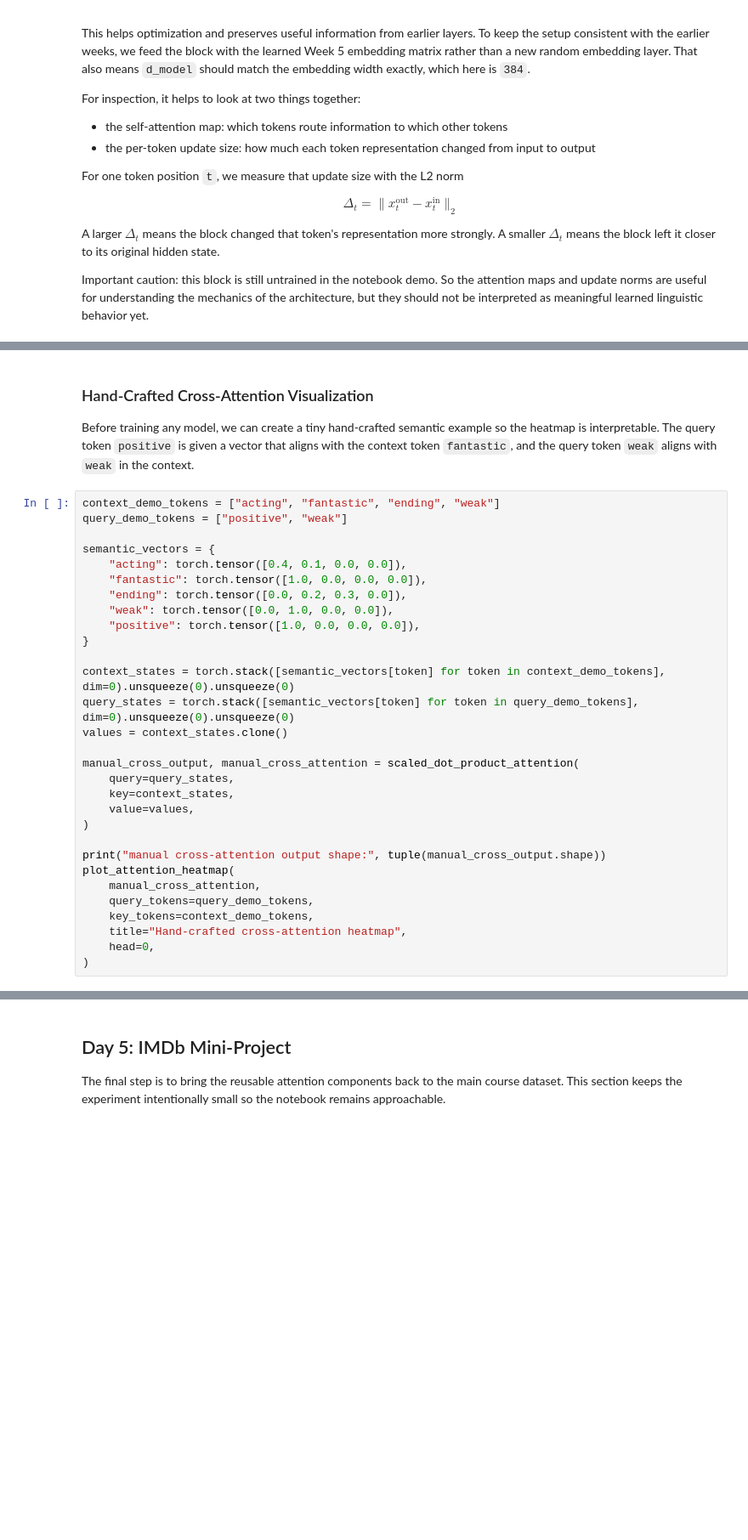
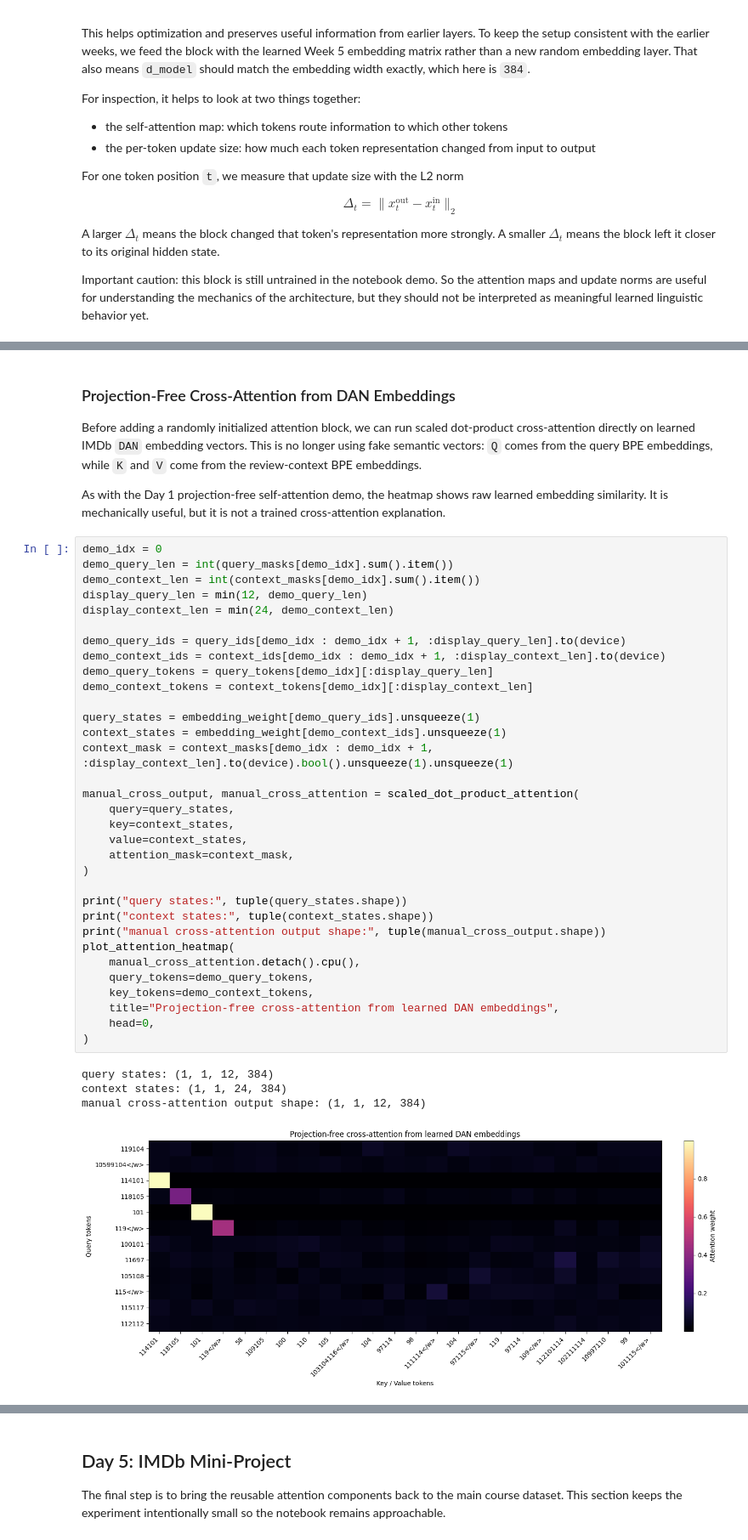
Before and after one commit to mdossett204/AI-maths-foundations, a Jupyter notebook: NLP-learning-notebooks/week6-transformer/Week_6_transformer_attention.ipynb, the cells around one changed output, grey strips where cells are left out. Shown at 85% size. Saved outputs shown, nothing was run; the diff lists cells and outputs as text; blank space fills up the shorter version.

```diff
--- a/NLP-learning-notebooks/week6-transformer/Week_6_transformer_attention.ipynb
+++ b/NLP-learning-notebooks/week6-transformer/Week_6_transformer_attention.ipynb
@@ -518,35 +548,45 @@ print("toy vocab size:", len(toy_word_vocab))
 # %% [markdown]
-### Hand-Crafted Cross-Attention Visualization
-Before training any model, we can create a tiny hand-crafted semantic example so the heatmap is interpretable. The query token `positive` is given a vector that aligns with the context token `fantastic`, and the query token `weak` aligns with `weak` in the context.
+### Projection-Free Cross-Attention from DAN Embeddings
+Before adding a randomly initialized attention block, we can run scaled dot-product cross-attention directly on learned IMDb `DAN` embedding vectors. This is no longer using fake semantic vectors: `Q` comes from the query BPE embeddings, while `K` and `V` come from the review-context BPE embeddings.
+
+As with the Day 1 projection-free self-attention demo, the heatmap shows raw learned embedding similarity. It is mechanically useful, but it is not a trained cross-attention explanation.
 # %%
-context_demo_tokens = ["acting", "fantastic", "ending", "weak"]
-query_demo_tokens = ["positive", "weak"]
+demo_idx = 0
+demo_query_len = int(query_masks[demo_idx].sum().item())
+demo_context_len = int(context_masks[demo_idx].sum().item())
+display_query_len = min(12, demo_query_len)
+display_context_len = min(24, demo_context_len)
 
-semantic_vectors = {
-    "acting": torch.tensor([0.4, 0.1, 0.0, 0.0]),
-    "fantastic": torch.tensor([1.0, 0.0, 0.0, 0.0]),
-    "ending": torch.tensor([0.0, 0.2, 0.3, 0.0]),
-    "weak": torch.tensor([0.0, 1.0, 0.0, 0.0]),
-    "positive": torch.tensor([1.0, 0.0, 0.0, 0.0]),
-}
+demo_query_ids = query_ids[demo_idx : demo_idx + 1, :display_query_len].to(device)
+demo_context_ids = context_ids[demo_idx : demo_idx + 1, :display_context_len].to(device)
+demo_query_tokens = query_tokens[demo_idx][:display_query_len]
+demo_context_tokens = context_tokens[demo_idx][:display_context_len]
 
-context_states = torch.stack([semantic_vectors[token] for token in context_demo_tokens], dim=0).unsqueeze(0).unsqueeze(0)
-query_states = torch.stack([semantic_vectors[token] for token in query_demo_tokens], dim=0).unsqueeze(0).unsqueeze(0)
-values = context_states.clone()
+query_states = embedding_weight[demo_query_ids].unsqueeze(1)
+context_states = embedding_weight[demo_context_ids].unsqueeze(1)
+context_mask = context_masks[demo_idx : demo_idx + 1, :display_context_len].to(device).bool().unsqueeze(1).unsqueeze(1)
 
 manual_cross_output, manual_cross_attention = scaled_dot_product_attention(
     query=query_states,
     key=context_states,
-    value=values,
+    value=context_states,
+    attention_mask=context_mask,
 )
 
+print("query states:", tuple(query_states.shape))
+print("context states:", tuple(context_states.shape))
 print("manual cross-attention output shape:", tuple(manual_cross_output.shape))
 plot_attention_heatmap(
-    manual_cross_attention,
-    query_tokens=query_demo_tokens,
-    key_tokens=context_demo_tokens,
-    title="Hand-crafted cross-attention heatmap",
+    manual_cross_attention.detach().cpu(),
+    query_tokens=demo_query_tokens,
+    key_tokens=demo_context_tokens,
+    title="Projection-free cross-attention from learned DAN embeddings",
     head=0,
 )
+# %% [output]
+query states: (1, 1, 12, 384)
+context states: (1, 1, 24, 384)
+manual cross-attention output shape: (1, 1, 12, 384)
+[figure, added]
 # %% [markdown]
 ### Cross-Attention Block API
```
Also changed, not shown: parts of 10 cells of this notebook, 1 other file.
